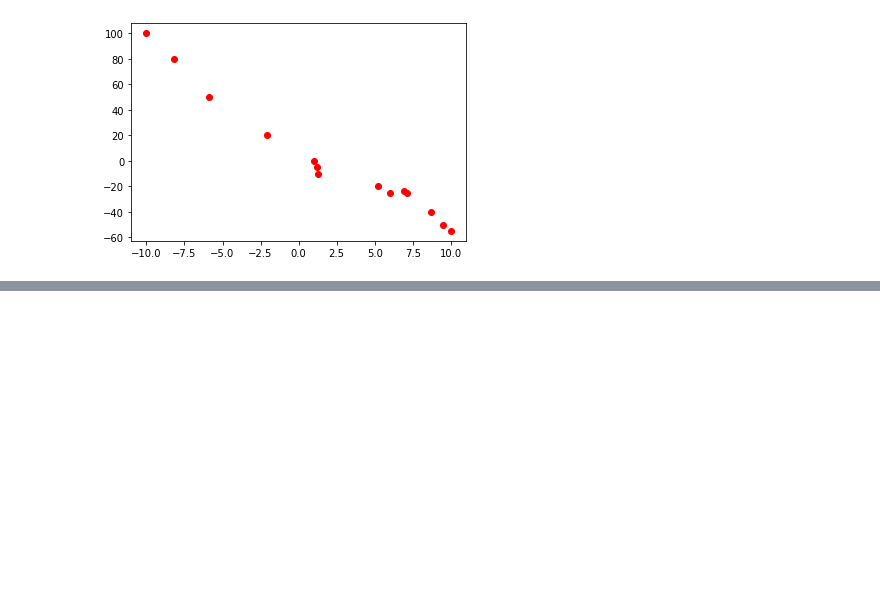
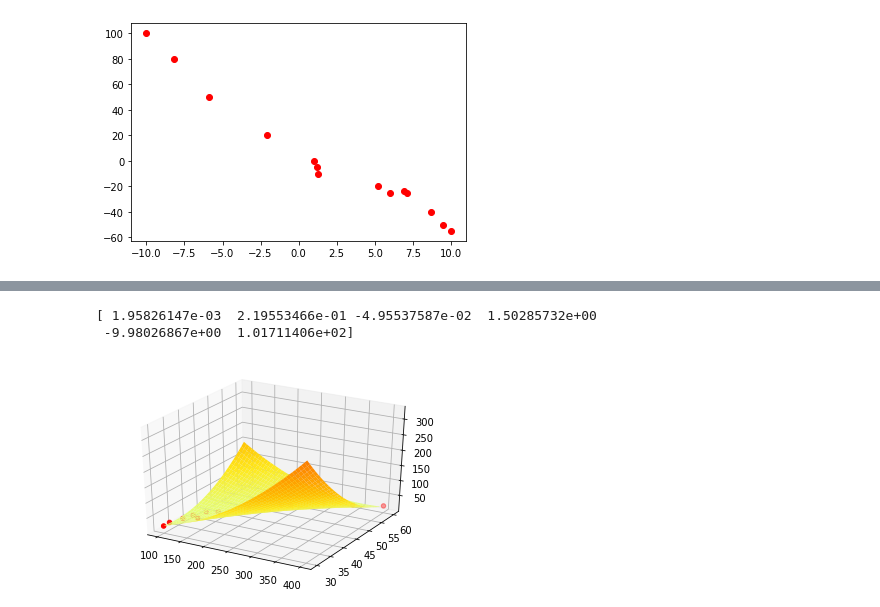
Before and after one commit to hoonzi-s/-EDRC-Python, a Jupyter notebook: 02. Modeling.ipynb, the cells around one changed output, grey strips where cells are left out. Saved outputs shown, nothing was run; the diff lists cells and outputs as text; code cells hidden in the pictures; blank space fills up the shorter version.

```diff
--- a/02. Modeling.ipynb
+++ b/02. Modeling.ipynb
@@ -262,0 +523,27 @@ plt.show()
+# %%
+#모델 형태 지정 2
+def Nonlinear_model(X,coeff1, coeff2, coeff3, coeff4, coeff5, coeff6):
+    x1, x2 = X
+    return coeff1*x1**2 + coeff2*x2**2 + coeff3*x1*x2 + coeff4*x1 + coeff5*x2 + coeff6
+
+#Data fitting 2
+popt2, pcov2 = curve_fit(Nonlinear_model, (x1_data,x2_data), y_data)
+print(popt2) #fitting parameters
+y_predict_nonlinear = Nonlinear_model((x1_data, x2_data), popt2[0], popt2[1], popt2[2], popt2[3], popt2[4], popt2[5])
+
+#그래프 그리기
+x1 = np.arange(100, 400)
+x2 = np.arange(30, 60)
+x1_grid, x2_grid = np.meshgrid(x1,x2)
+fig = plt.figure()
+ax = fig.add_subplot(111, projection='3d')
+ax.plot_surface(x1_grid, x2_grid,
+                Nonlinear_model((x1_grid, x2_grid),popt2[0], popt2[1], popt2[2], popt2[3], popt2[4], popt2[5]),
+                cmap='Wistia', label="Model")
+ax.scatter(x1_data, x2_data, y_data, marker='o', c='r',label='Data')
+# plt.legend(loc='best')
+plt.show()
+# %% [output]
+[ 1.95826147e-03  2.19553466e-01 -4.95537587e-02  1.50285732e+00
+ -9.98026867e+00  1.01711406e+02]
+[figure, added]
```
Also changed, not shown: parts of 21 cells of this notebook.
